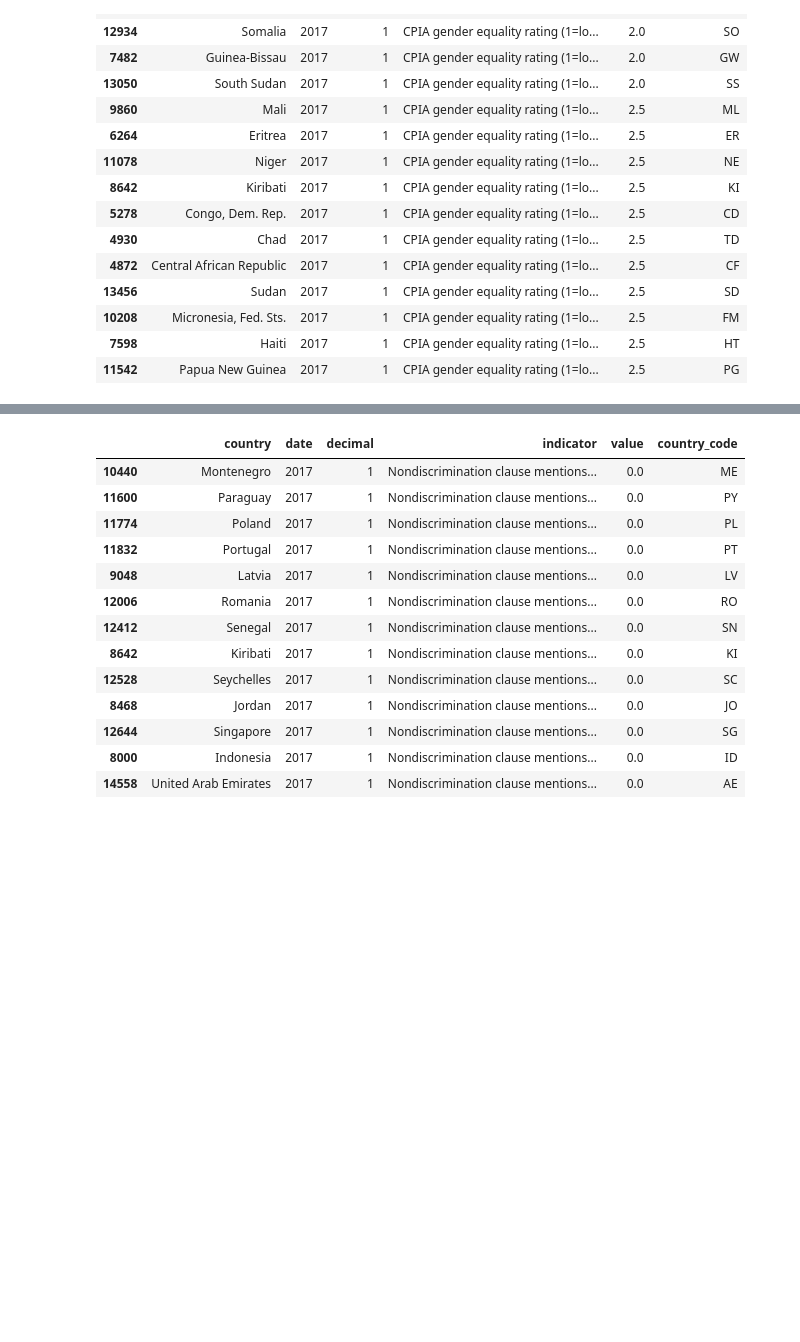
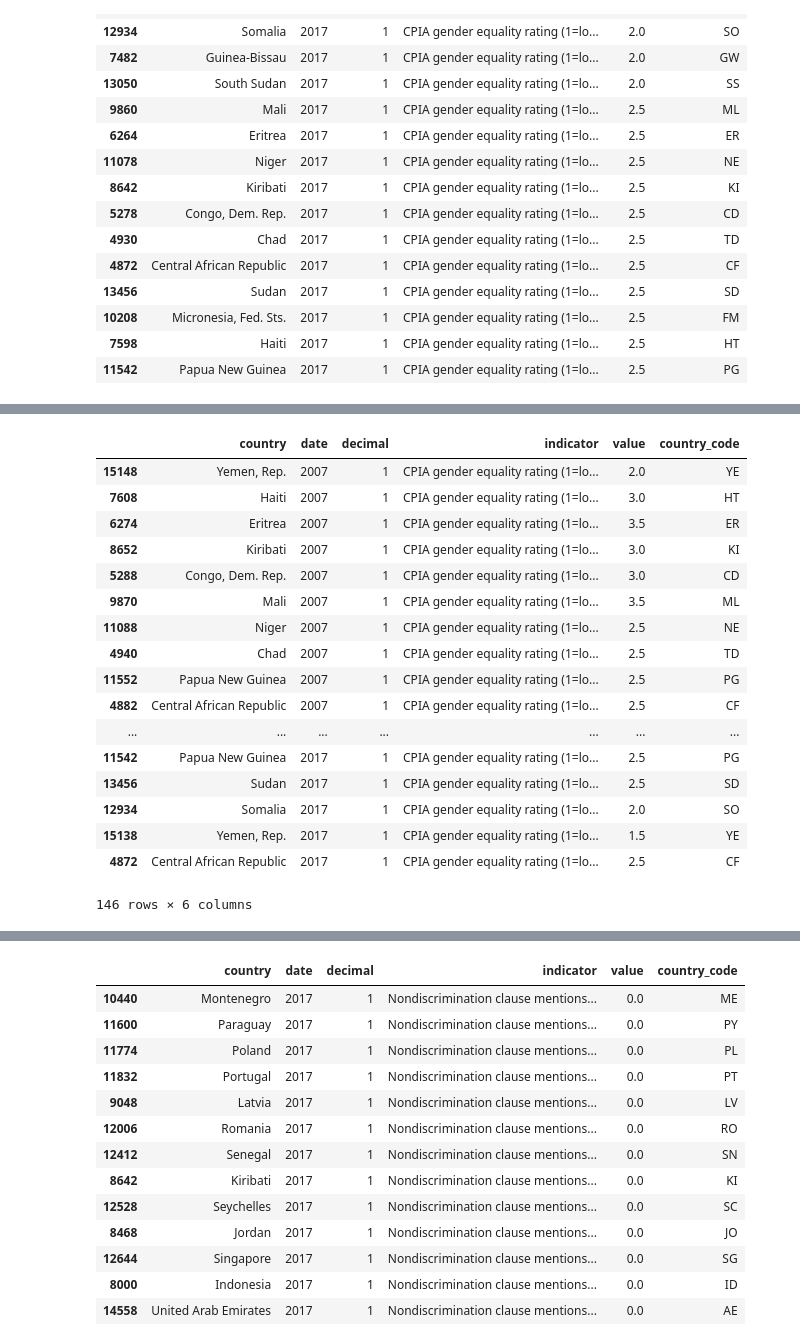
Before and after one commit to omar-d/EPA-WB-Equity, a Jupyter notebook: Deelvraag_1.ipynb, the cells around one changed output, grey strips where cells are left out. Saved outputs shown, nothing was run; the diff lists cells and outputs as text; code cells hidden in the pictures; blank space fills up the shorter version.

```diff
--- a/Deelvraag_1.ipynb
+++ b/Deelvraag_1.ipynb
@@ -277,0 +280,24 @@ CPIA_2007_2017
+# %%
+CPIA_worst15_2007_2017 = CPIA_2007_2017[CPIA_2007_2017.country.isin(list(CPIA_OnlyCountries_worst15.country))]
+CPIA_worst15_2007_2017
+CPIA_years = CPIA_worst15_2007_2017.sort_values(by='date', ascending=True)
+CPIA_years
+# %% [output]
+|  | country | date | decimal | indicator | value | country_code |
+| 15148 | Yemen, Rep. | 2007 | 1 | CPIA gender equality rating (1=lo... | 2.0 | YE |
+| 7608 | Haiti | 2007 | 1 | CPIA gender equality rating (1=lo... | 3.0 | HT |
+| 6274 | Eritrea | 2007 | 1 | CPIA gender equality rating (1=lo... | 3.5 | ER |
+| 8652 | Kiribati | 2007 | 1 | CPIA gender equality rating (1=lo... | 3.0 | KI |
+| 5288 | Congo, Dem. Rep. | 2007 | 1 | CPIA gender equality rating (1=lo... | 3.0 | CD |
+| 9870 | Mali | 2007 | 1 | CPIA gender equality rating (1=lo... | 3.5 | ML |
+| 11088 | Niger | 2007 | 1 | CPIA gender equality rating (1=lo... | 2.5 | NE |
+| 4940 | Chad | 2007 | 1 | CPIA gender equality rating (1=lo... | 2.5 | TD |
+| 11552 | Papua New Guinea | 2007 | 1 | CPIA gender equality rating (1=lo... | 2.5 | PG |
+| 4882 | Central African Republic | 2007 | 1 | CPIA gender equality rating (1=lo... | 2.5 | CF |
+| ... | ... | ... | ... | ... | ... | ... |
+| 11542 | Papua New Guinea | 2017 | 1 | CPIA gender equality rating (1=lo... | 2.5 | PG |
+| 13456 | Sudan | 2017 | 1 | CPIA gender equality rating (1=lo... | 2.5 | SD |
+| 12934 | Somalia | 2017 | 1 | CPIA gender equality rating (1=lo... | 2.0 | SO |
+| 15138 | Yemen, Rep. | 2017 | 1 | CPIA gender equality rating (1=lo... | 1.5 | YE |
+| 4872 | Central African Republic | 2017 | 1 | CPIA gender equality rating (1=lo... | 2.5 | CF |
+146 rows × 6 columns
```
Also changed, not shown: parts of 2 cells of this notebook.
